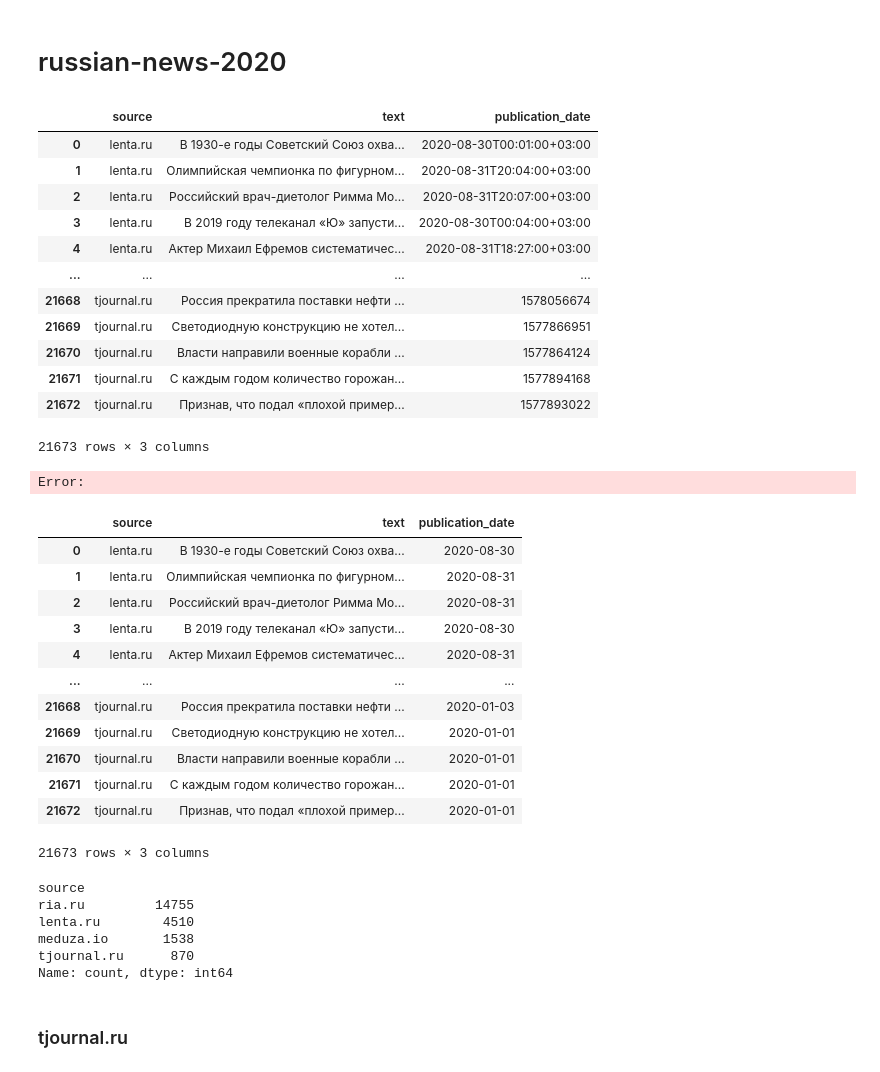
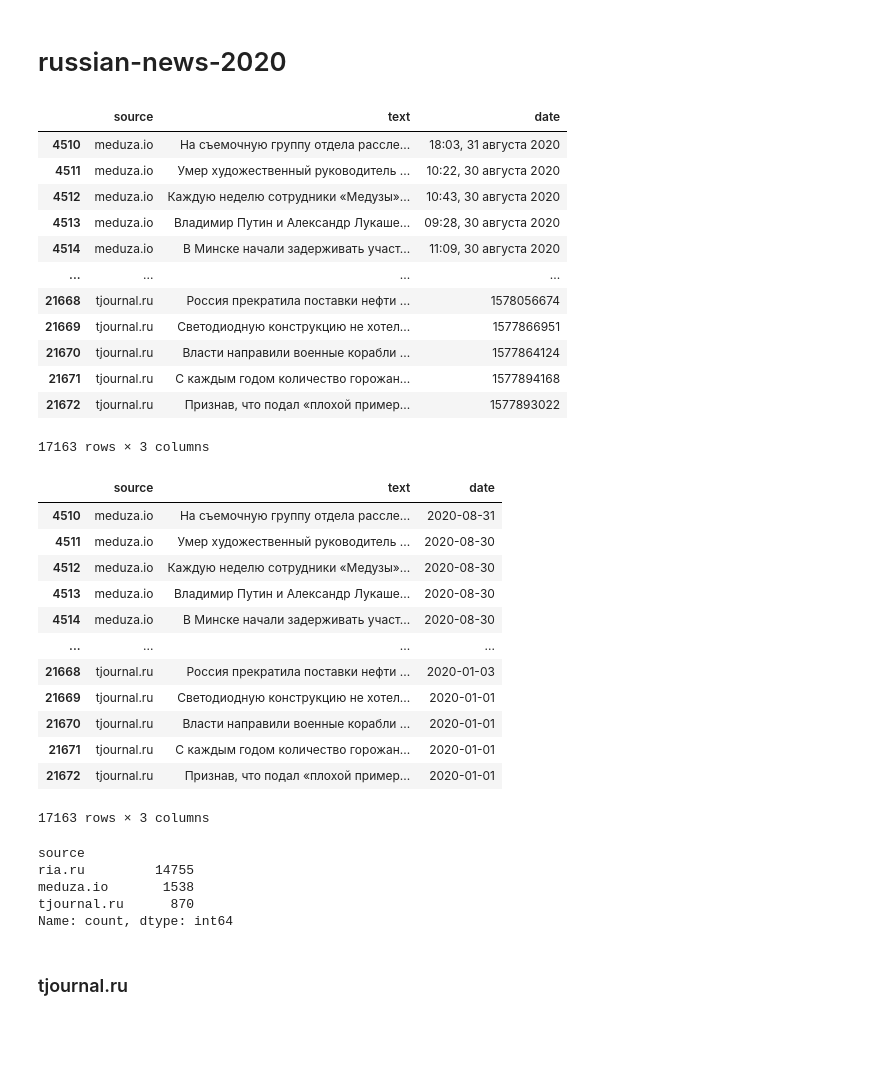
Before and after one commit to K-Grachev-2106756/news_deduplication, a Jupyter notebook: process_data.ipynb, the cells around one changed output. Drawn from its saved outputs; the diff is of its cells as text; code cells hidden in the pictures; blank space fills up the shorter version.

Commit message:
fix: убрал lenta.ru из russian-news-2020

```diff
--- a/process_data.ipynb
+++ b/process_data.ipynb
@@ -10,26 +10,25 @@
 # %%
 import re
 import pandas as pd
 
-df = pd.read_csv("./data/russian-news-2020/news.csv").rename({"publication_date": "date"})
+df = pd.read_csv("./data/russian-news-2020/news.csv").rename(columns={"publication_date": "date"})
 df["text"] = df["text"].apply(lambda x: re.sub(r'\s+', ' ', x).replace(" ,", ",").replace(" .", ".").strip())
 df = df[["source", "text", "date"]].query("source != \'lenta.ru\'")
 df
 # %% [output]
-|  | source | text | publication_date |
-| 0 | lenta.ru | В 1930-е годы Советский Союз охва... | 2020-08-30T00:01:00+03:00 |
-| 1 | lenta.ru | Олимпийская чемпионка по фигурном... | 2020-08-31T20:04:00+03:00 |
-| 2 | lenta.ru | Российский врач-диетолог Римма Мо... | 2020-08-31T20:07:00+03:00 |
-| 3 | lenta.ru | В 2019 году телеканал «Ю» запусти... | 2020-08-30T00:04:00+03:00 |
-| 4 | lenta.ru | Актер Михаил Ефремов систематичес... | 2020-08-31T18:27:00+03:00 |
+|  | source | text | date |
+| 4510 | meduza.io | На съемочную группу отдела рассле... | 18:03, 31 августа 2020 |
+| 4511 | meduza.io | Умер художественный руководитель ... | 10:22, 30 августа 2020 |
+| 4512 | meduza.io | Каждую неделю сотрудники «Медузы»... | 10:43, 30 августа 2020 |
+| 4513 | meduza.io | Владимир Путин и Александр Лукаше... | 09:28, 30 августа 2020 |
+| 4514 | meduza.io | В Минске начали задерживать участ... | 11:09, 30 августа 2020 |
 | ... | ... | ... | ... |
 | 21668 | tjournal.ru | Россия прекратила поставки нефти ... | 1578056674 |
 | 21669 | tjournal.ru | Светодиодную конструкцию не хотел... | 1577866951 |
 | 21670 | tjournal.ru | Власти направили военные корабли ... | 1577864124 |
 | 21671 | tjournal.ru | С каждым годом количество горожан... | 1577894168 |
 | 21672 | tjournal.ru | Признав, что подал «плохой пример... | 1577893022 |
-21673 rows × 3 columns
+17163 rows × 3 columns
-Error:
 # %%
 from datetime import datetime
 import dateutil.parser
@@ -76,25 +75,24 @@ def normalize_date(value: str) -> str:
 df["date"] = df["date"].apply(normalize_date)
 df
 # %% [output]
-|  | source | text | publication_date |
-| 0 | lenta.ru | В 1930-е годы Советский Союз охва... | 2020-08-30 |
-| 1 | lenta.ru | Олимпийская чемпионка по фигурном... | 2020-08-31 |
-| 2 | lenta.ru | Российский врач-диетолог Римма Мо... | 2020-08-31 |
-| 3 | lenta.ru | В 2019 году телеканал «Ю» запусти... | 2020-08-30 |
-| 4 | lenta.ru | Актер Михаил Ефремов систематичес... | 2020-08-31 |
+|  | source | text | date |
+| 4510 | meduza.io | На съемочную группу отдела рассле... | 2020-08-31 |
+| 4511 | meduza.io | Умер художественный руководитель ... | 2020-08-30 |
+| 4512 | meduza.io | Каждую неделю сотрудники «Медузы»... | 2020-08-30 |
+| 4513 | meduza.io | Владимир Путин и Александр Лукаше... | 2020-08-30 |
+| 4514 | meduza.io | В Минске начали задерживать участ... | 2020-08-30 |
 | ... | ... | ... | ... |
 | 21668 | tjournal.ru | Россия прекратила поставки нефти ... | 2020-01-03 |
 | 21669 | tjournal.ru | Светодиодную конструкцию не хотел... | 2020-01-01 |
 | 21670 | tjournal.ru | Власти направили военные корабли ... | 2020-01-01 |
 | 21671 | tjournal.ru | С каждым годом количество горожан... | 2020-01-01 |
 | 21672 | tjournal.ru | Признав, что подал «плохой пример... | 2020-01-01 |
-21673 rows × 3 columns
+17163 rows × 3 columns
 # %%
 df["source"].value_counts()
 # %% [output]
 source
 ria.ru         14755
-lenta.ru        4510
 meduza.io       1538
 tjournal.ru      870
 Name: count, dtype: int64
```
Also changed, not shown: parts of 3 cells of this notebook.
